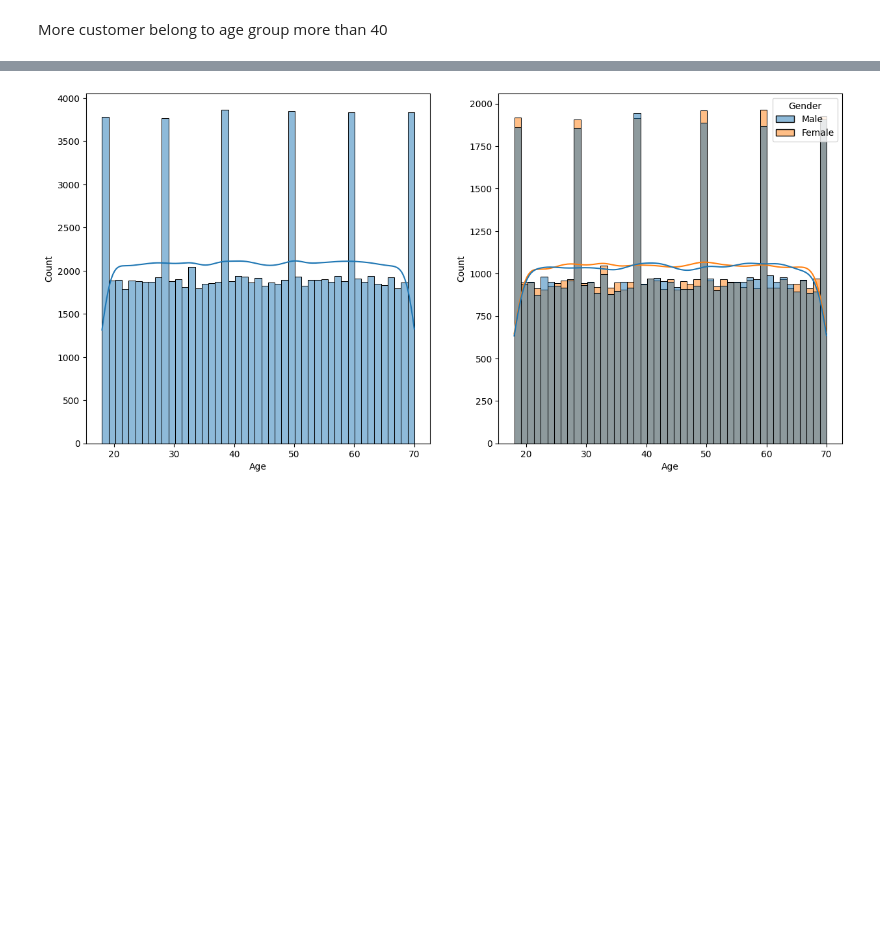
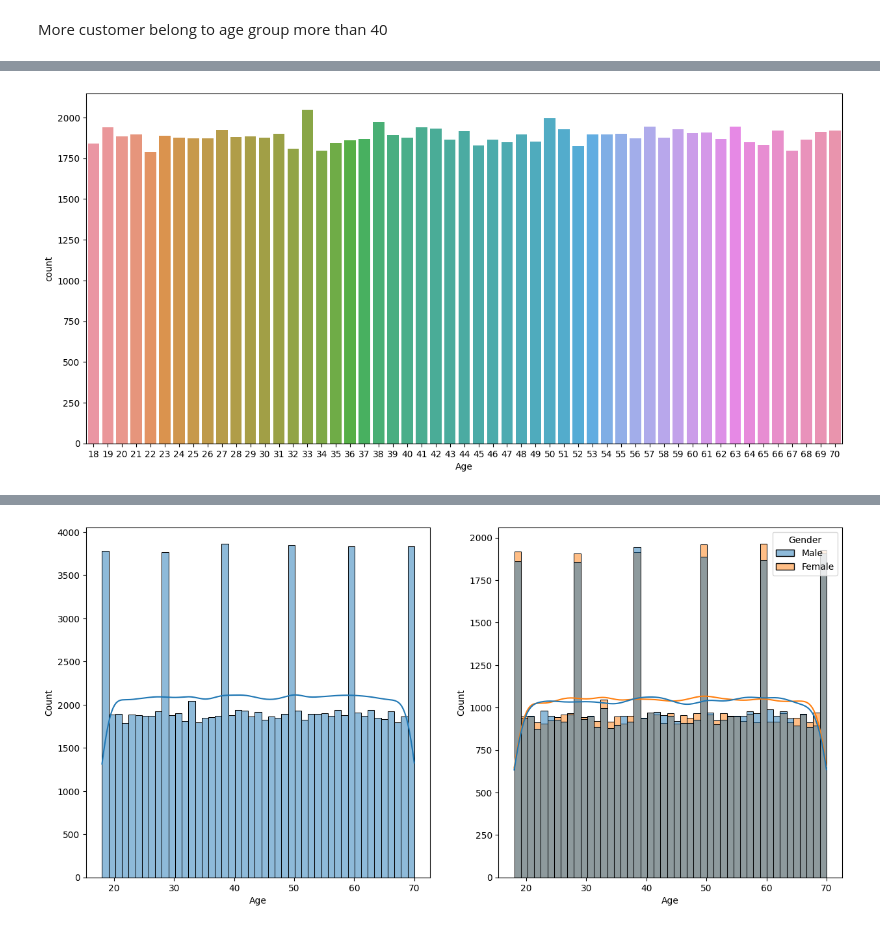
Before and after one commit to ry-aki/Customer-churn-prediction, a Jupyter notebook: notebook/eda.ipynb, the cells around one changed output, grey strips where cells are left out. Saved outputs shown, nothing was run; the diff lists cells and outputs as text; code cells hidden in the pictures; blank space fills up the shorter version.

```diff
--- a/notebook/eda.ipynb
+++ b/notebook/eda.ipynb
@@ -155,0 +177,8 @@ More customer belong to age group more than 40
+# %%
+# Age is a numerical data, no need to make count plots but made for fun
+fig, axs = plt.subplots(1, 1, figsize = (15,7))
+plt.subplot(111)
+sns.countplot(x = 'Age', data = df)
+plt.show()
+# %% [output]
+[figure, added]
```
Also changed, not shown: parts of 38 cells of this notebook, 1 other file.
